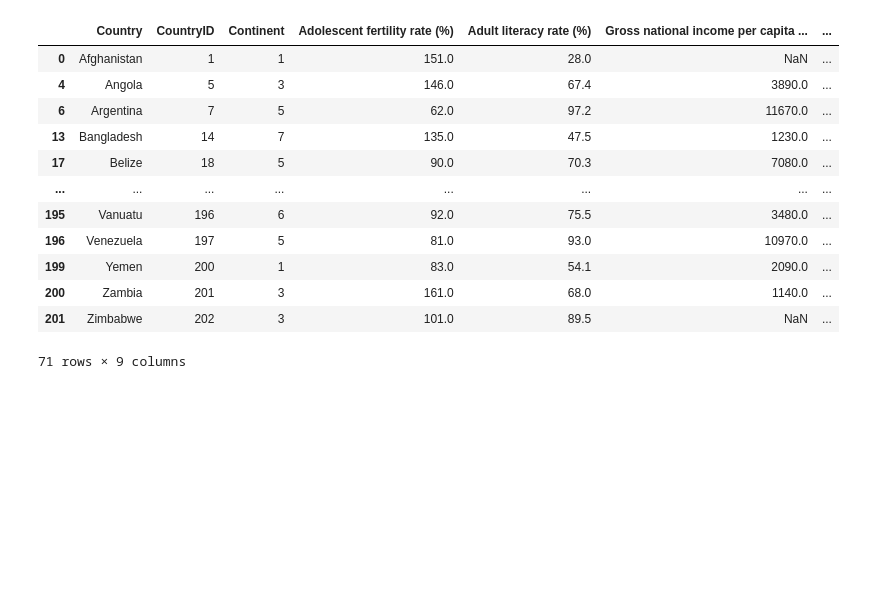
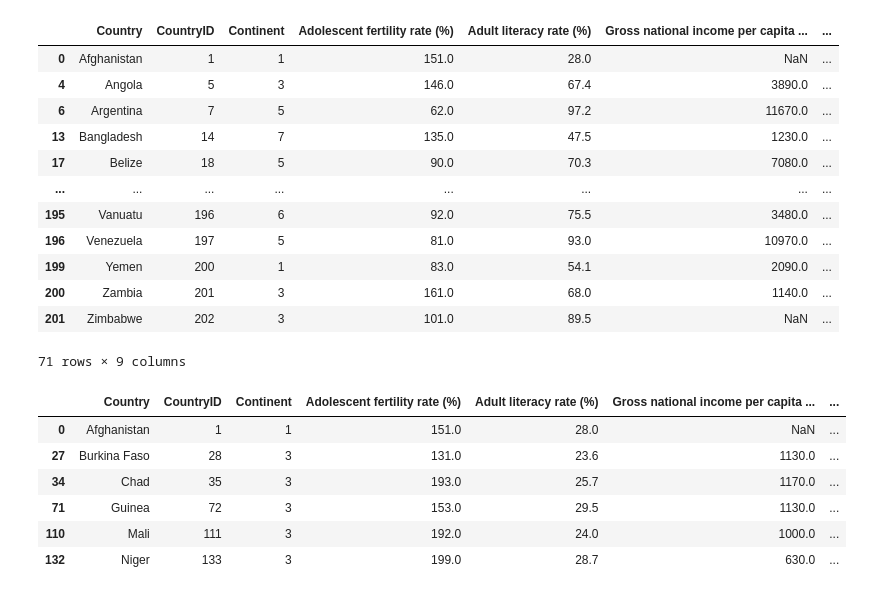
Before and after one commit to landturtler/2020_AI_education_example, a Jupyter notebook: 파이썬데이터분석/pandas_basic.ipynb, the cells around one changed output. Cells and saved outputs as stored; diff of their text form; code cells hidden in the pictures; blank space fills up the shorter version.

```diff
--- a/파이썬데이터분석/pandas_basic.ipynb
+++ b/파이썬데이터분석/pandas_basic.ipynb
@@ -421,4 +421,14 @@ dtype: float64
 | 200 | Zambia | 201 | 3 | 161.0 | 68.0 | 1140.0 | ... |
 | 201 | Zimbabwe | 202 | 3 | 101.0 | 89.5 | NaN | ... |
 71 rows × 9 columns
+# %%
+df[df['Adult literacy rate (%)'] < 30] # 성인 글을 읽을수 있는 사람의 비율이 30% 미만인 행 추출
+# %% [output]
+|  | Country | CountryID | Continent | Adolescent fertility rate (%) | Adult literacy rate (%) | Gross national income per capita ... | ... |
+| 0 | Afghanistan | 1 | 1 | 151.0 | 28.0 | NaN | ... |
+| 27 | Burkina Faso | 28 | 3 | 131.0 | 23.6 | 1130.0 | ... |
+| 34 | Chad | 35 | 3 | 193.0 | 25.7 | 1170.0 | ... |
+| 71 | Guinea | 72 | 3 | 153.0 | 29.5 | 1130.0 | ... |
+| 110 | Mali | 111 | 3 | 192.0 | 24.0 | 1000.0 | ... |
+| 132 | Niger | 133 | 3 | 199.0 | 28.7 | 630.0 | ... |
 # %%
```
Also changed, not shown: parts of 1 cell of this notebook.
